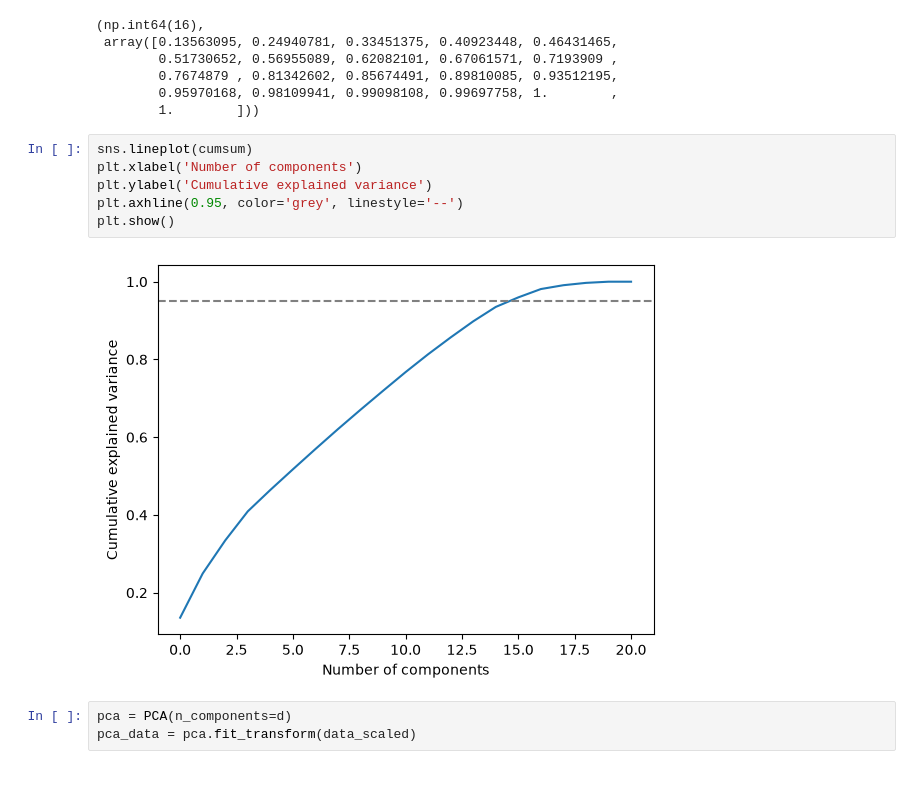
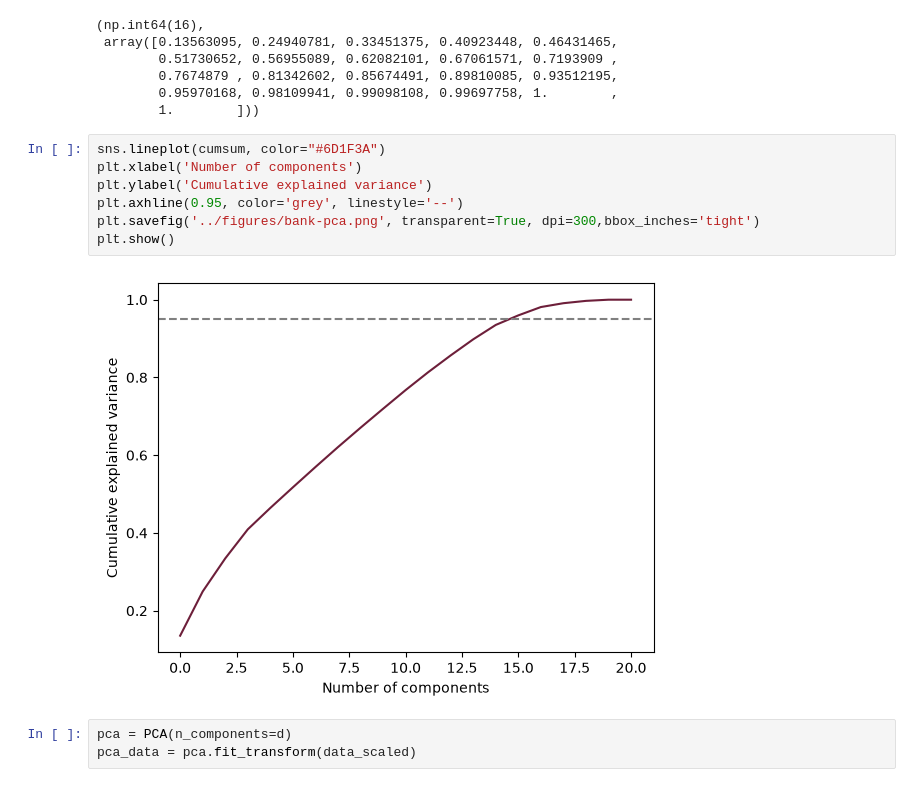
Before and after one commit to claireley/Final-Project, a Jupyter notebook: notebooks/Clustering-Bank.ipynb, the cells around one changed output. Saved outputs shown, nothing was run; the diff lists cells and outputs as text.

```diff
--- a/notebooks/Clustering-Bank.ipynb
+++ b/notebooks/Clustering-Bank.ipynb
@@ -147,13 +147,14 @@ d, cumsum
         0.95970168, 0.98109941, 0.99098108, 0.99697758, 1.        ,
         1.        ]))
 # %%
-sns.lineplot(cumsum)
+sns.lineplot(cumsum, color="#6D1F3A")
 plt.xlabel('Number of components')
 plt.ylabel('Cumulative explained variance')
 plt.axhline(0.95, color='grey', linestyle='--')
+plt.savefig('../figures/bank-pca.png', transparent=True, dpi=300,bbox_inches='tight')
 plt.show()
 # %% [output]
-[figure, old version]
+[figure, new version]
 # %%
 pca = PCA(n_components=d)
 pca_data = pca.fit_transform(data_scaled)
```
Also changed, not shown: parts of 1 cell of this notebook, 5 other files.
